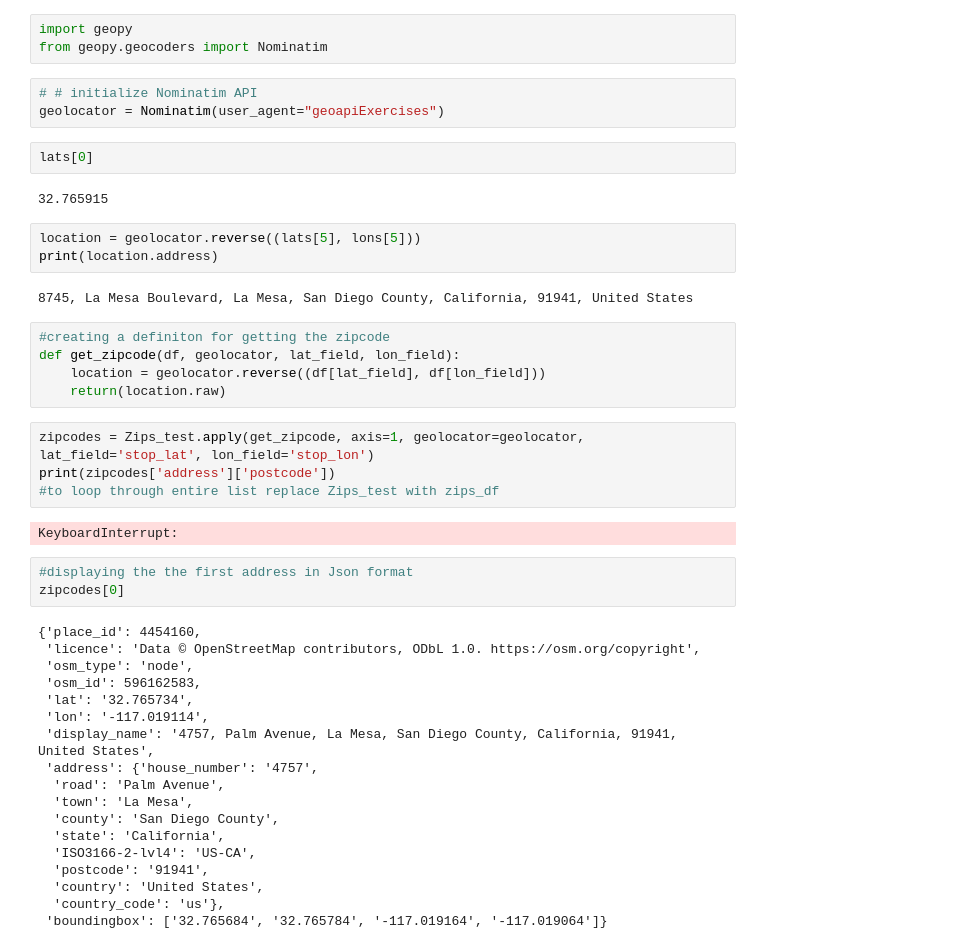
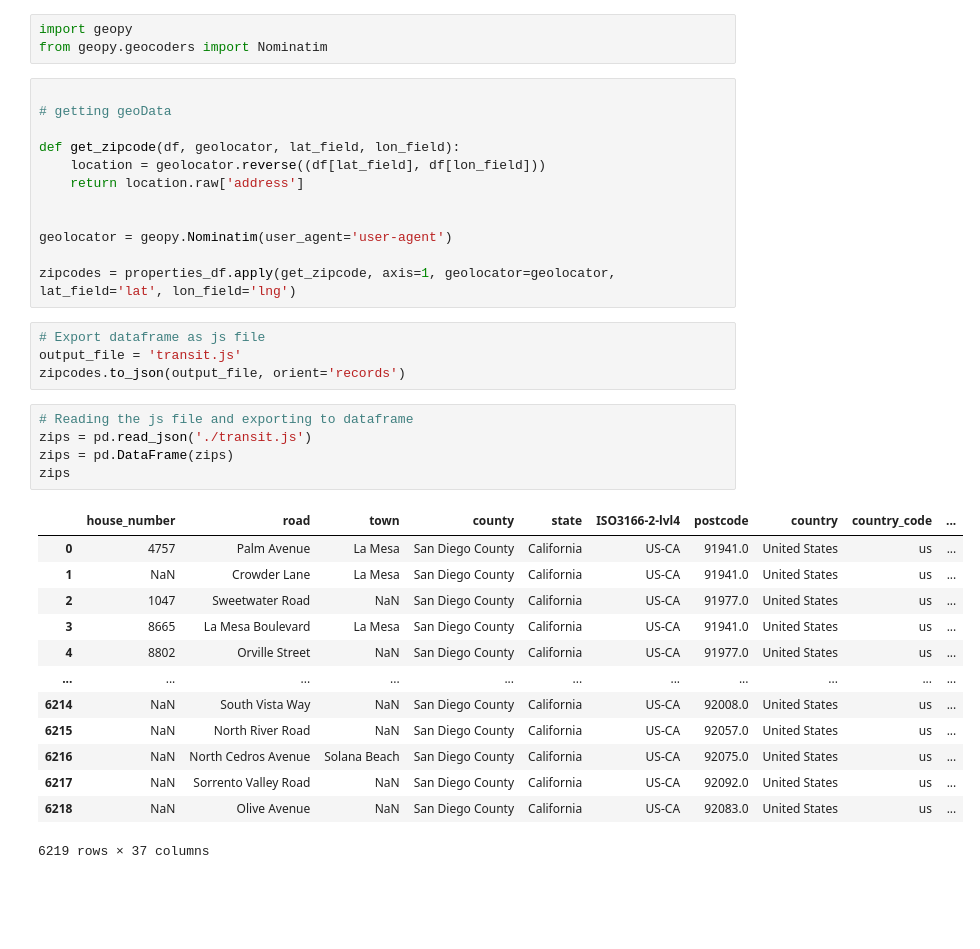
Before and after one commit to tsmtruong/final-project, a Jupyter notebook: Clean_Transit.ipynb, the cells around one changed output. Cells and saved outputs as stored; diff of their text form; blank space fills up the shorter version.

Commit message:
updating transit data

```diff
--- a/Clean_Transit.ipynb
+++ b/Clean_Transit.ipynb
@@ -83,47 +85,38 @@ print(cords)
 import geopy
 from geopy.geocoders import Nominatim
 # %%
-# # initialize Nominatim API
-geolocator = Nominatim(user_agent="geoapiExercises")
+
+# getting geoData
+
+def get_zipcode(df, geolocator, lat_field, lon_field):
+    location = geolocator.reverse((df[lat_field], df[lon_field]))
+    return location.raw['address']
+
+
+geolocator = geopy.Nominatim(user_agent='user-agent')
+
+zipcodes = properties_df.apply(get_zipcode, axis=1, geolocator=geolocator, lat_field='lat', lon_field='lng')
-# %%
-lats[0]
-# %% [output]
-32.765915
-# %%
-location = geolocator.reverse((lats[5], lons[5]))
-print(location.address)
-# %% [output]
-8745, La Mesa Boulevard, La Mesa, San Diego County, California, 91941, United States
-# %%
-#creating a definiton for getting the zipcode
-def get_zipcode(df, geolocator, lat_field, lon_field):
-    location = geolocator.reverse((df[lat_field], df[lon_field]))
-    return(location.raw)
 # %%
-zipcodes = Zips_test.apply(get_zipcode, axis=1, geolocator=geolocator, lat_field='stop_lat', lon_field='stop_lon')
-print(zipcodes['address']['postcode'])
-#to loop through entire list replace Zips_test with zips_df
+# Export dataframe as js file
+output_file = 'transit.js'
+zipcodes.to_json(output_file, orient='records')
-# %% [output]
-KeyboardInterrupt:
 # %%
-#displaying the the first address in Json format
-zipcodes[0]
+# Reading the js file and exporting to dataframe
+zips = pd.read_json('./transit.js')
+zips = pd.DataFrame(zips)
+zips
 # %% [output]
+|  | house_number | road | town | county | state | ISO3166-2-lvl4 | postcode | country | country_code | ... |
+| 0 | 4757 | Palm Avenue | La Mesa | San Diego County | California | US-CA | 91941.0 | United States | us | ... |
+| 1 | NaN | Crowder Lane | La Mesa | San Diego County | California | US-CA | 91941.0 | United States | us | ... |
+| 2 | 1047 | Sweetwater Road | NaN | San Diego County | California | US-CA | 91977.0 | United States | us | ... |
+| 3 | 8665 | La Mesa Boulevard | La Mesa | San Diego County | California | US-CA | 91941.0 | United States | us | ... |
+| 4 | 8802 | Orville Street | NaN | San Diego County | California | US-CA | 91977.0 | United States | us | ... |
+| ... | ... | ... | ... | ... | ... | ... | ... | ... | ... | ... |
+| 6214 | NaN | South Vista Way | NaN | San Diego County | California | US-CA | 92008.0 | United States | us | ... |
+| 6215 | NaN | North River Road | NaN | San Diego County | California | US-CA | 92057.0 | United States | us | ... |
+| 6216 | NaN | North Cedros Avenue | Solana Beach | San Diego County | California | US-CA | 92075.0 | United States | us | ... |
+| 6217 | NaN | Sorrento Valley Road | NaN | San Diego County | California | US-CA | 92092.0 | United States | us | ... |
+| 6218 | NaN | Olive Avenue | NaN | San Diego County | California | US-CA | 92083.0 | United States | us | ... |
-{'place_id': 4454160,
- 'licence': 'Data © OpenStreetMap contributors, ODbL 1.0. https://osm.org/copyright',
- 'osm_type': 'node',
- 'osm_id': 596162583,
- 'lat': '32.765734',
- 'lon': '-117.019114',
- 'display_name': '4757, Palm Avenue, La Mesa, San Diego County, California, 91941, United States',
- 'address': {'house_number': '4757',
-  'road': 'Palm Avenue',
-  'town': 'La Mesa',
-  'county': 'San Diego County',
-  'state': 'California',
-  'ISO3166-2-lvl4': 'US-CA',
-  'postcode': '91941',
-  'country': 'United States',
-  'country_code': 'us'},
- 'boundingbox': ['32.765684', '32.765784', '-117.019164', '-117.019064']}
+6219 rows × 37 columns
 # %%
```
Also changed, not shown: parts of 12 cells of this notebook, 2 other files.
